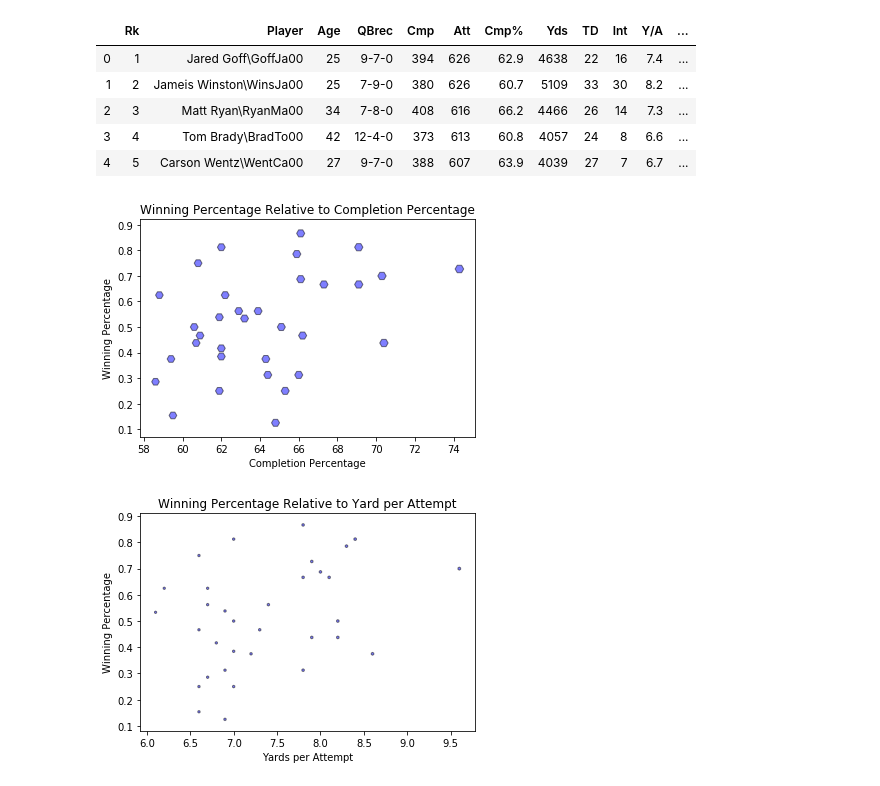
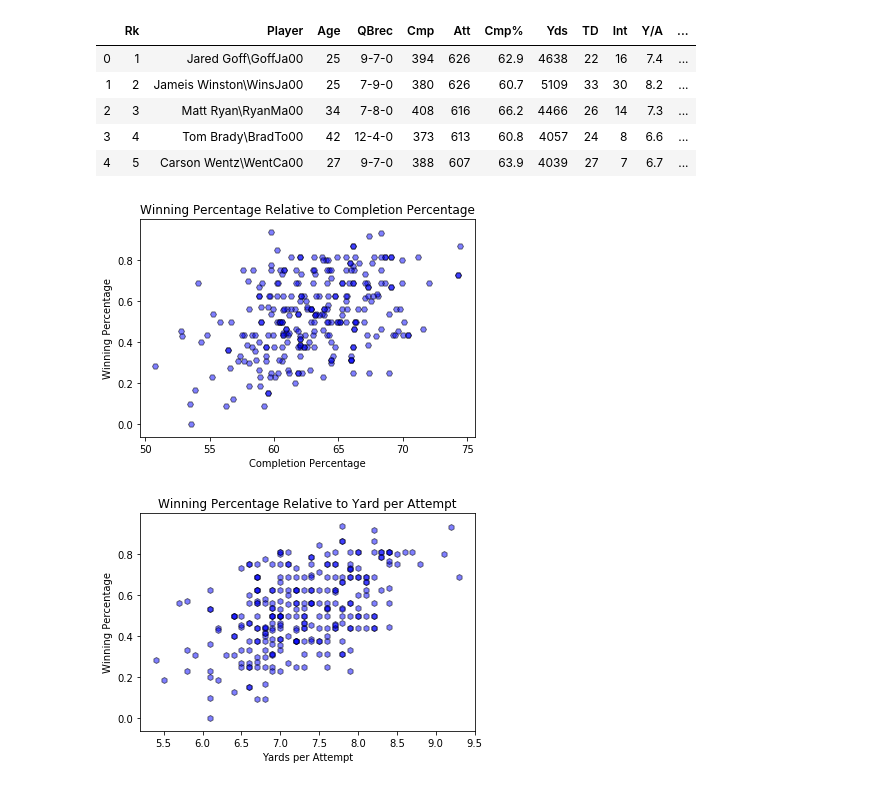
Before and after one commit to stewartmknight/Quarterback_Analysis, a Jupyter notebook: main.ipynb, the cells around one changed output. Saved outputs shown, nothing was run; the diff lists cells and outputs as text; code cells hidden in the pictures.

Commit message:
Adding further charting

```diff
--- a/main.ipynb
+++ b/main.ipynb
@@ -3,9 +3,9 @@ import pandas as pd
 import matplotlib.pyplot as plt
 # %%
 # read in CSV
-df = pd.read_csv("QB_Data/QBStats_2019.csv")
+df = pd.read_csv("QB_Data/QBStats_Decade.csv")
 # %%
-df_starters = df[df.Att>200]
+df_starters = df[df.Att>300]
 df_starters.head()
 # %% [output]
 |  | Rk | Player | Tm | Age | Pos | G | GS | QBrec | Cmp | Att | ... | ... |
@@ -66,22 +66,21 @@ df_smallest.head()
 # %%
 x = df_smallest['Cmp%']
 y = df_smallest['Win%']
-plt.scatter(x, y, marker="H", facecolors="blue", edgecolors="black",
-            s=x, alpha=0.5)
+plt.scatter(x, y, marker="H", facecolors="blue", edgecolors="black", alpha=0.5)
 plt.title("Winning Percentage Relative to Completion Percentage")
 plt.xlabel("Completion Percentage")
 plt.ylabel("Winning Percentage")
-plt.savefig("Images/2019cmp.png")
+plt.savefig("Images/Decade/Decade_cmp.png")
 # %% [output]
-[figure, old version]
+[figure, new version]
 # %%
 x2 = df_smallest['Y/A']
 y2 = df_smallest['Win%']
 plt.scatter(x2, y2, marker="h", facecolors="blue", edgecolors="black",
-            s=x2, alpha=0.5)
+            alpha=0.5)
 plt.title("Winning Percentage Relative to Yard per Attempt")
 plt.xlabel("Yards per Attempt")
 plt.ylabel("Winning Percentage")
-plt.savefig("Images/2019ypa.png")
+plt.savefig("Images/Decade/Decade_ypa.png")
 # %% [output]
-[figure, old version]
+[figure, new version]
```
Also changed, not shown: parts of 3 cells of this notebook, 49 other files.
